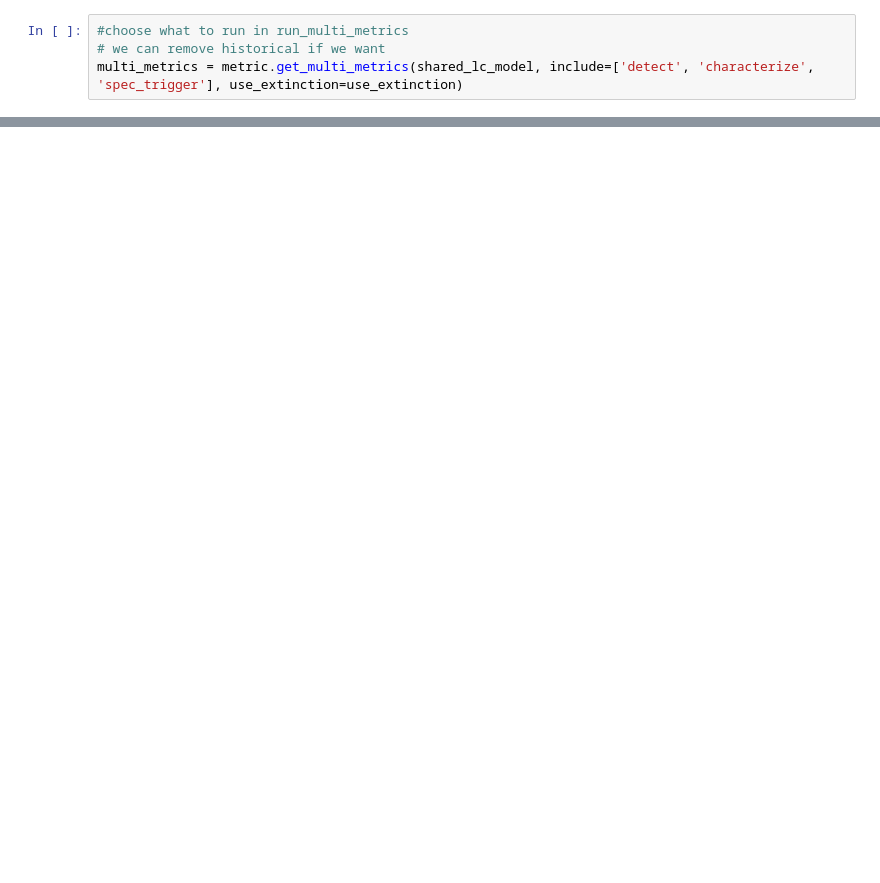
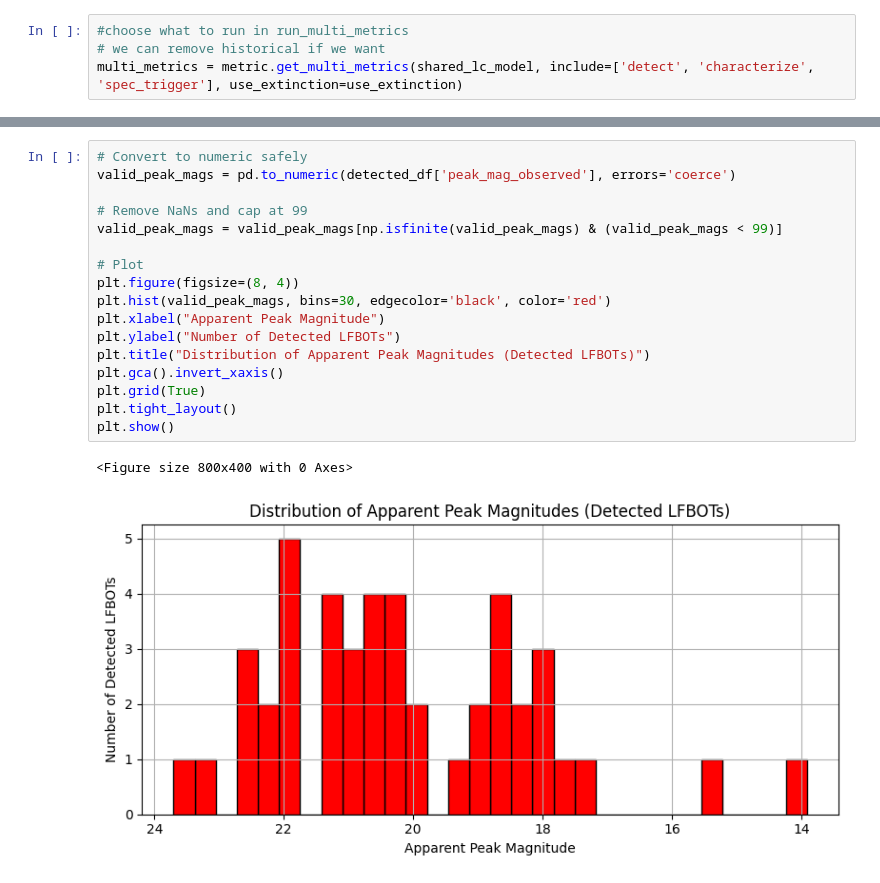
Before and after one commit to andra104/Multi_Transient_Metrics_Hub, a Jupyter notebook: LFBOT/LFBOT_notebook.ipynb, the cells around one changed output, grey strips where cells are left out. Drawn from its saved outputs; the diff is of its cells as text; blank space fills up the shorter version.

```diff
--- a/LFBOT/LFBOT_notebook.ipynb
+++ b/LFBOT/LFBOT_notebook.ipynb
@@ -287,0 +284,20 @@ sum_df
+# %%
+# Convert to numeric safely
+valid_peak_mags = pd.to_numeric(detected_df['peak_mag_observed'], errors='coerce')
+
+# Remove NaNs and cap at 99
+valid_peak_mags = valid_peak_mags[np.isfinite(valid_peak_mags) & (valid_peak_mags < 99)]
+
+# Plot
+plt.figure(figsize=(8, 4))
+plt.hist(valid_peak_mags, bins=30, edgecolor='black', color='red')
+plt.xlabel("Apparent Peak Magnitude")
+plt.ylabel("Number of Detected LFBOTs")
+plt.title("Distribution of Apparent Peak Magnitudes (Detected LFBOTs)")
+plt.gca().invert_xaxis()
+plt.grid(True)
+plt.tight_layout()
+plt.show()
+# %% [output]
+<Figure size 800x400 with 0 Axes>
+[figure, added]
```
Also changed, not shown: parts of 16 cells of this notebook, 1 other file.
